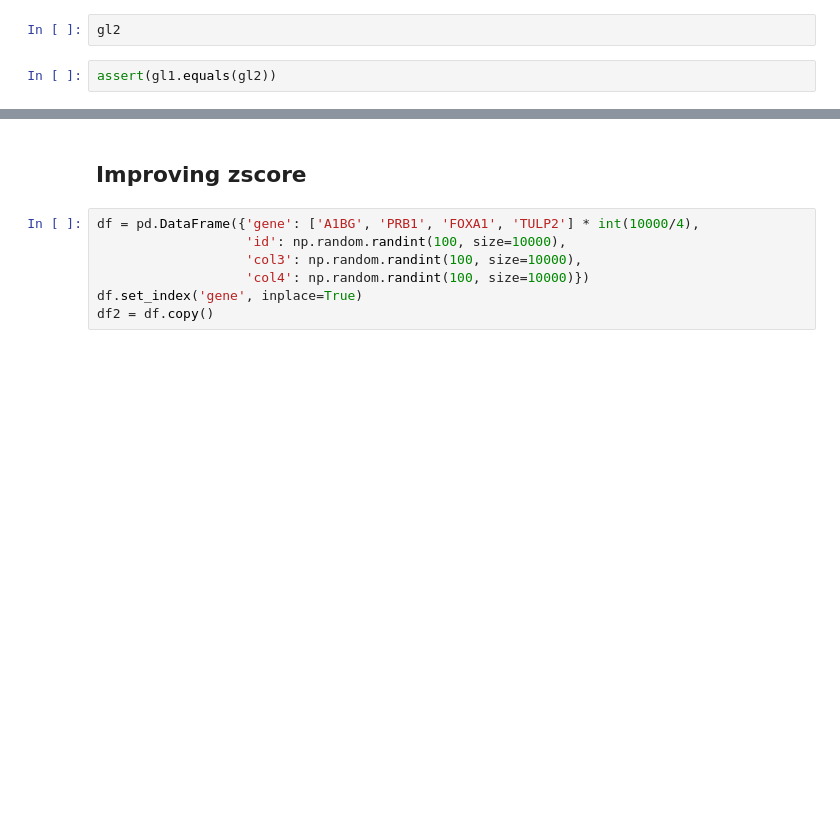
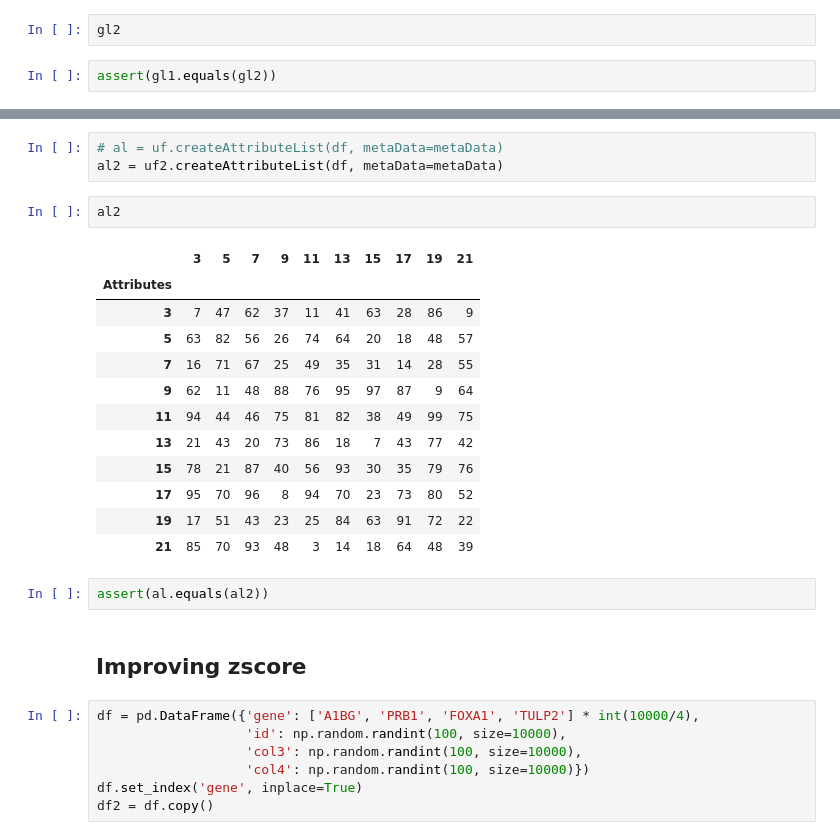
Before and after one commit to MaayanLab/Harmonizome-Data-Processing-Appyters, a Jupyter notebook: utilities/test.ipynb, the cells around one changed output, grey strips where cells are left out. Saved outputs shown, nothing was run; the diff lists cells and outputs as text; blank space fills up the shorter version.

```diff
--- a/utilities/test.ipynb
+++ b/utilities/test.ipynb
@@ -42,3 +75,23 @@ assert(gl1.equals(gl2))
+# %%
+# al = uf.createAttributeList(df, metaData=metaData)
+al2 = uf2.createAttributeList(df, metaData=metaData)
+# %%
+al2
+# %% [output]
+|  | 3 | 5 | 7 | 9 | 11 | 13 | 15 | 17 | 19 | 21 |
+| Attributes |  |  |  |  |  |  |  |  |  |  |
+| 3 | 7 | 47 | 62 | 37 | 11 | 41 | 63 | 28 | 86 | 9 |
+| 5 | 63 | 82 | 56 | 26 | 74 | 64 | 20 | 18 | 48 | 57 |
+| 7 | 16 | 71 | 67 | 25 | 49 | 35 | 31 | 14 | 28 | 55 |
+| 9 | 62 | 11 | 48 | 88 | 76 | 95 | 97 | 87 | 9 | 64 |
+| 11 | 94 | 44 | 46 | 75 | 81 | 82 | 38 | 49 | 99 | 75 |
+| 13 | 21 | 43 | 20 | 73 | 86 | 18 | 7 | 43 | 77 | 42 |
+| 15 | 78 | 21 | 87 | 40 | 56 | 93 | 30 | 35 | 79 | 76 |
+| 17 | 95 | 70 | 96 | 8 | 94 | 70 | 23 | 73 | 80 | 52 |
+| 19 | 17 | 51 | 43 | 23 | 25 | 84 | 63 | 91 | 72 | 22 |
+| 21 | 85 | 70 | 93 | 48 | 3 | 14 | 18 | 64 | 48 | 39 |
+# %%
+assert(al.equals(al2))
 # %% [markdown]
 ## Improving zscore
 # %%
```
Also changed, not shown: parts of 27 cells of this notebook, 10 other files.
